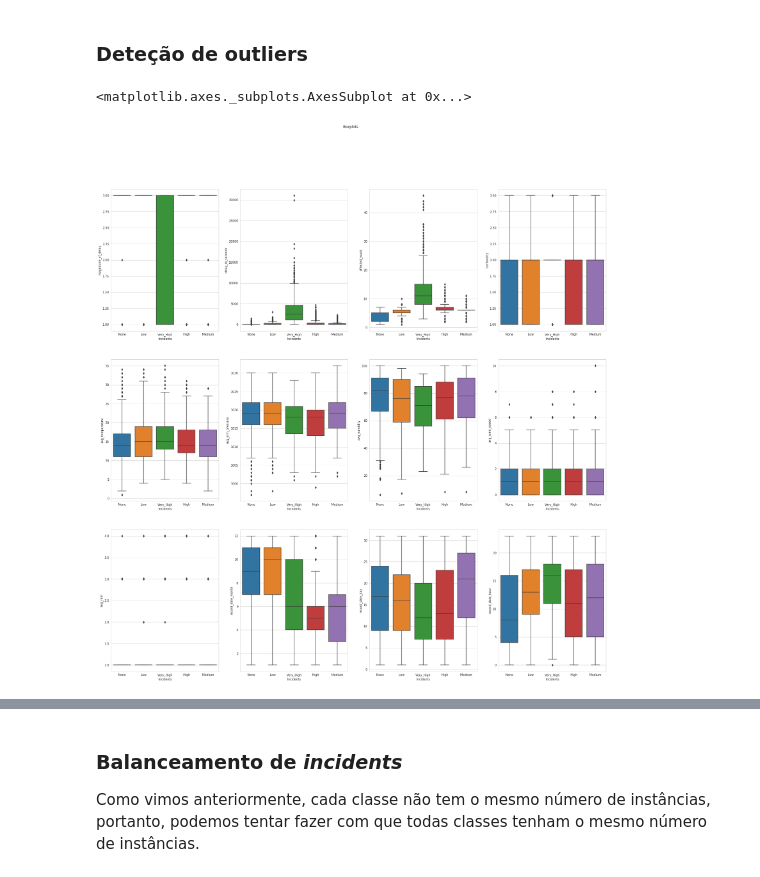
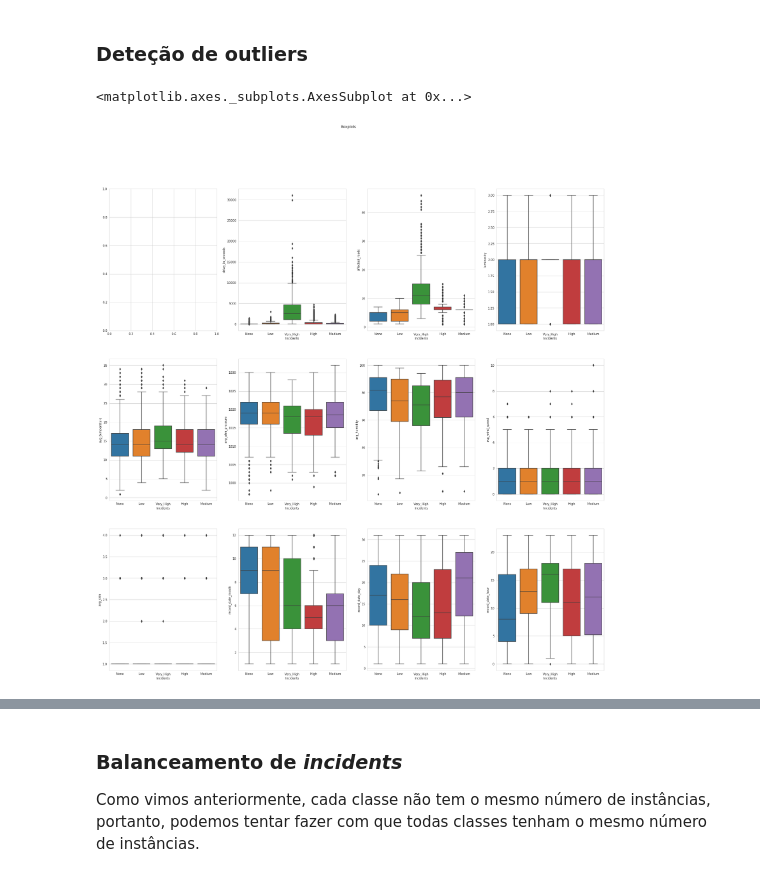
Before and after one commit to MarianaFilipa/DAA, a Jupyter notebook: Competição_Tarefa/Competition.ipynb, the cells around one changed output, grey strips where cells are left out. Saved outputs shown, nothing was run; the diff lists cells and outputs as text; code cells hidden in the pictures.

```diff
--- a/Competição_Tarefa/Competition.ipynb
+++ b/Competição_Tarefa/Competition.ipynb
@@ -211,6 +213,8 @@ plt.show()
 # %%
 # Teste: Descarta a coluna avg_rain dado que é a coluna que tem menor correlação com incidents
 # df.drop('avg_rain', axis = 1, inplace = True)
+# df.drop('avg_wind_speed', axis = 1, inplace = True)
+df.drop('magnitude_of_delay', axis = 1, inplace = True)
 # %% [markdown]
 ### Tratamento da coluna **affected_roads**
 Apesar de já termos trabalhado com os restantes dados categóricos, falta-nos tratar ainda os valores da coluna **affected_roads**.\
@@ -369,29 +373,29 @@ dtype: int64
 # %%
 df_copy = df.copy()
 
 df_copy.rename(columns = {'incidents':'Incidents'}, inplace=True)
 df_copy.replace(replace_incidents_inverted, inplace=True)
 
 fig, axs = plt.subplots(3,4,figsize=(30,30))
 fig.suptitle('Boxplots')
 
-sns.boxplot(x="Incidents", y = "magnitude_of_delay", data=df_copy, ax = axs[0,0])
+#sns.boxplot(x="Incidents", y = "magnitude_of_delay", data=df_copy, ax = axs[0,0])
 sns.boxplot(x="Incidents", y = "delay_in_seconds", data=df_copy, ax = axs[0,1])
 sns.boxplot(x="Incidents", y = "affected_roads", data=df_copy, ax = axs[0,2])
 sns.boxplot(x="Incidents", y = "luminosity", data=df_copy, ax = axs[0,3])
 
 sns.boxplot(x="Incidents", y = "avg_temperature", data=df_copy, ax = axs[1,0])
 sns.boxplot(x="Incidents", y = "avg_atm_pressure", data=df_copy, ax = axs[1,1])
 sns.boxplot(x="Incidents", y = "avg_humidity", data=df_copy, ax = axs[1,2])
 sns.boxplot(x="Incidents", y = "avg_wind_speed", data=df_copy, ax = axs[1,3])
 
 sns.boxplot(x="Incidents", y = "avg_rain", data=df_copy, ax = axs[2,0])
 sns.boxplot(x="Incidents", y = "record_date_month", data=df_copy, ax = axs[2,1])
 sns.boxplot(x="Incidents", y = "record_date_day", data=df_copy, ax = axs[2,2])
 sns.boxplot(x="Incidents", y = "record_date_hour", data=df_copy, ax = axs[2,3])
 # %% [output]
 <matplotlib.axes._subplots.AxesSubplot at 0x...>
-[figure, old version]
+[figure, new version]
 # %%
 df_copy = df.copy()
 
```
Also changed, not shown: parts of 16 cells of this notebook, 1 other file.
